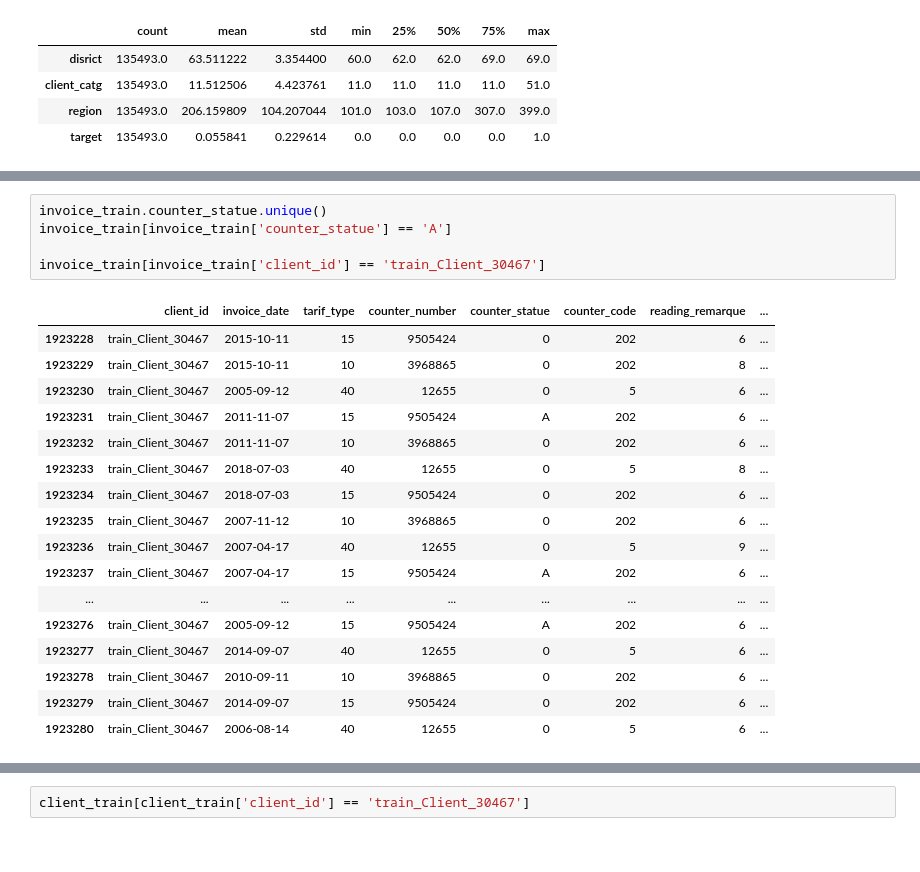
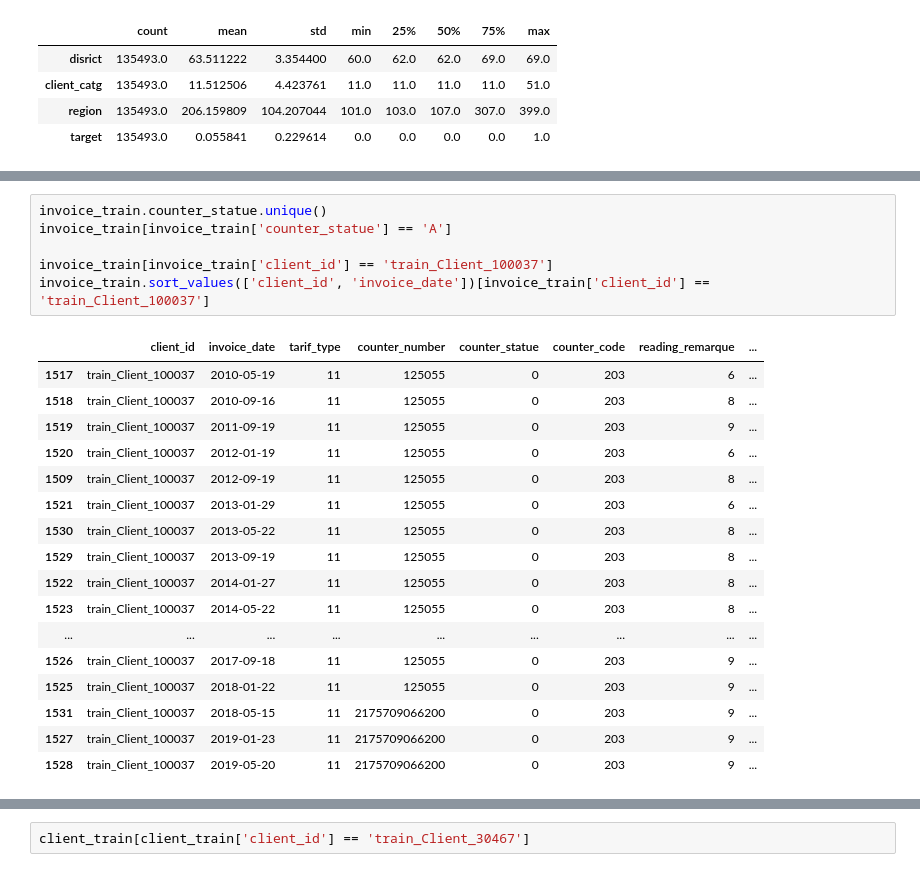
Before and after one commit to learnbh/ml-project, a Jupyter notebook: EDA_BaselineModel.ipynb, the cells around one changed output, grey strips where cells are left out. Cells and saved outputs as stored; diff of their text form.

```diff
--- a/EDA_BaselineModel.ipynb
+++ b/EDA_BaselineModel.ipynb
@@ -134,23 +134,24 @@ memory usage: 546.5+ MB
 # %%
 invoice_train.counter_statue.unique()
 invoice_train[invoice_train['counter_statue'] == 'A']
 
-invoice_train[invoice_train['client_id'] == 'train_Client_30467']
+invoice_train[invoice_train['client_id'] == 'train_Client_100037']
+invoice_train.sort_values(['client_id', 'invoice_date'])[invoice_train['client_id'] == 'train_Client_100037']
 # %% [output]
 |  | client_id | invoice_date | tarif_type | counter_number | counter_statue | counter_code | reading_remarque | ... |
-| 1923228 | train_Client_30467 | 2015-10-11 | 15 | 9505424 | 0 | 202 | 6 | ... |
-| 1923229 | train_Client_30467 | 2015-10-11 | 10 | 3968865 | 0 | 202 | 8 | ... |
-| 1923230 | train_Client_30467 | 2005-09-12 | 40 | 12655 | 0 | 5 | 6 | ... |
-| 1923231 | train_Client_30467 | 2011-11-07 | 15 | 9505424 | A | 202 | 6 | ... |
-| 1923232 | train_Client_30467 | 2011-11-07 | 10 | 3968865 | 0 | 202 | 6 | ... |
-| 1923233 | train_Client_30467 | 2018-07-03 | 40 | 12655 | 0 | 5 | 8 | ... |
-| 1923234 | train_Client_30467 | 2018-07-03 | 15 | 9505424 | 0 | 202 | 6 | ... |
-| 1923235 | train_Client_30467 | 2007-11-12 | 10 | 3968865 | 0 | 202 | 6 | ... |
-| 1923236 | train_Client_30467 | 2007-04-17 | 40 | 12655 | 0 | 5 | 9 | ... |
-| 1923237 | train_Client_30467 | 2007-04-17 | 15 | 9505424 | A | 202 | 6 | ... |
+| 1517 | train_Client_100037 | 2010-05-19 | 11 | 125055 | 0 | 203 | 6 | ... |
+| 1518 | train_Client_100037 | 2010-09-16 | 11 | 125055 | 0 | 203 | 8 | ... |
+| 1519 | train_Client_100037 | 2011-09-19 | 11 | 125055 | 0 | 203 | 9 | ... |
+| 1520 | train_Client_100037 | 2012-01-19 | 11 | 125055 | 0 | 203 | 6 | ... |
+| 1509 | train_Client_100037 | 2012-09-19 | 11 | 125055 | 0 | 203 | 8 | ... |
+| 1521 | train_Client_100037 | 2013-01-29 | 11 | 125055 | 0 | 203 | 6 | ... |
+| 1530 | train_Client_100037 | 2013-05-22 | 11 | 125055 | 0 | 203 | 8 | ... |
+| 1529 | train_Client_100037 | 2013-09-19 | 11 | 125055 | 0 | 203 | 8 | ... |
+| 1522 | train_Client_100037 | 2014-01-27 | 11 | 125055 | 0 | 203 | 8 | ... |
+| 1523 | train_Client_100037 | 2014-05-22 | 11 | 125055 | 0 | 203 | 8 | ... |
 | ... | ... | ... | ... | ... | ... | ... | ... | ... |
-| 1923276 | train_Client_30467 | 2005-09-12 | 15 | 9505424 | A | 202 | 6 | ... |
-| 1923277 | train_Client_30467 | 2014-09-07 | 40 | 12655 | 0 | 5 | 6 | ... |
-| 1923278 | train_Client_30467 | 2010-09-11 | 10 | 3968865 | 0 | 202 | 6 | ... |
-| 1923279 | train_Client_30467 | 2014-09-07 | 15 | 9505424 | 0 | 202 | 6 | ... |
-| 1923280 | train_Client_30467 | 2006-08-14 | 40 | 12655 | 0 | 5 | 6 | ... |
+| 1526 | train_Client_100037 | 2017-09-18 | 11 | 125055 | 0 | 203 | 9 | ... |
+| 1525 | train_Client_100037 | 2018-01-22 | 11 | 125055 | 0 | 203 | 9 | ... |
+| 1531 | train_Client_100037 | 2018-05-15 | 11 | 2175709066200 | 0 | 203 | 9 | ... |
+| 1527 | train_Client_100037 | 2019-01-23 | 11 | 2175709066200 | 0 | 203 | 9 | ... |
+| 1528 | train_Client_100037 | 2019-05-20 | 11 | 2175709066200 | 0 | 203 | 9 | ... |
```
Also changed, not shown: parts of 2 cells of this notebook, 2 other files.
